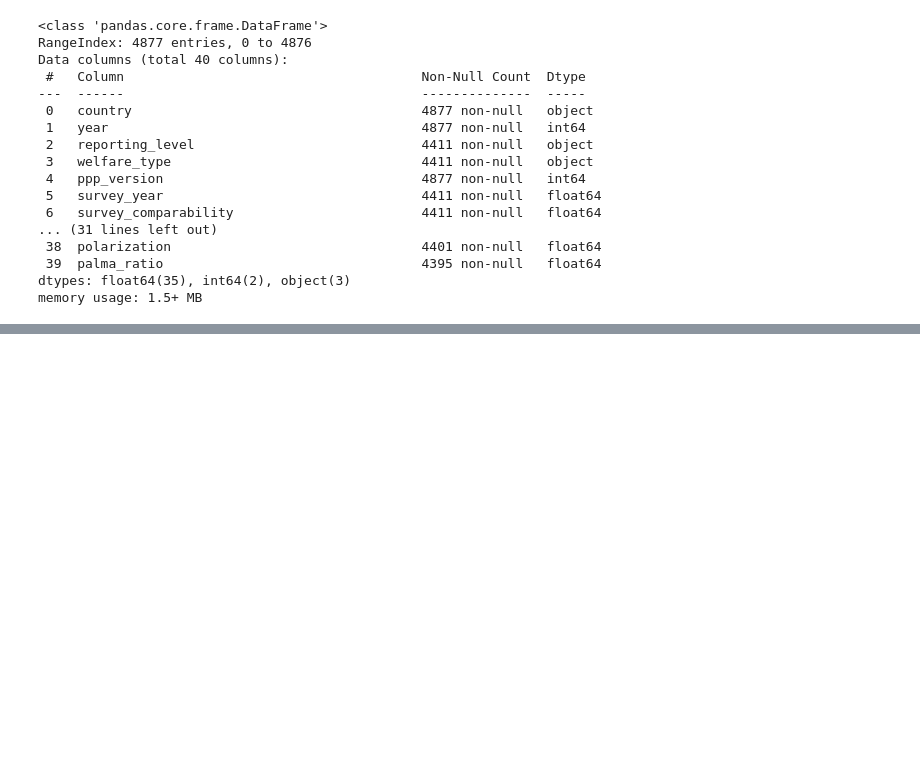
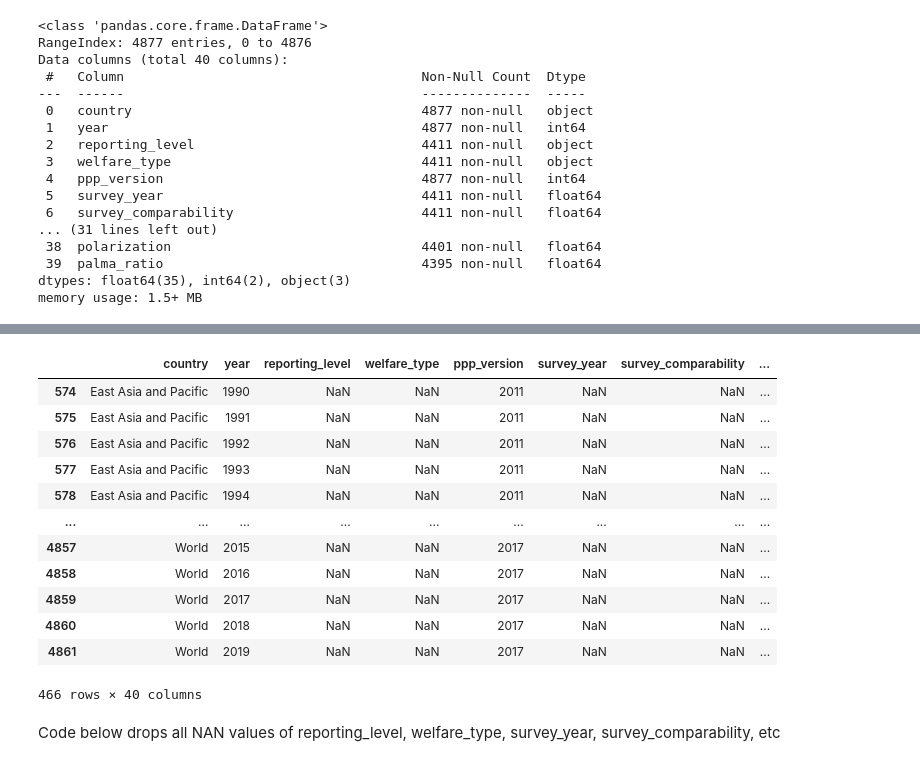
Before and after one commit to Matt-L-053124/FTI-World-Poverty-DSRP, a Jupyter notebook: Matthew_L_World_Poverty_Notebook.ipynb, the cells around one changed output, grey strips where cells are left out. Saved outputs shown, nothing was run; the diff lists cells and outputs as text; code cells hidden in the pictures; blank space fills up the shorter version.

Commit message:
Dropped all rows with null values

```diff
--- a/Matthew_L_World_Poverty_Notebook.ipynb
+++ b/Matthew_L_World_Poverty_Notebook.ipynb
@@ -113,0 +123,20 @@ memory usage: 1.5+ MB
+# %%
+df['reporting_level'].unique()
+
+df[df['reporting_level'].isnull()]
+# %% [output]
+|  | country | year | reporting_level | welfare_type | ppp_version | survey_year | survey_comparability | ... |
+| 574 | East Asia and Pacific | 1990 | NaN | NaN | 2011 | NaN | NaN | ... |
+| 575 | East Asia and Pacific | 1991 | NaN | NaN | 2011 | NaN | NaN | ... |
+| 576 | East Asia and Pacific | 1992 | NaN | NaN | 2011 | NaN | NaN | ... |
+| 577 | East Asia and Pacific | 1993 | NaN | NaN | 2011 | NaN | NaN | ... |
+| 578 | East Asia and Pacific | 1994 | NaN | NaN | 2011 | NaN | NaN | ... |
+| ... | ... | ... | ... | ... | ... | ... | ... | ... |
+| 4857 | World | 2015 | NaN | NaN | 2017 | NaN | NaN | ... |
+| 4858 | World | 2016 | NaN | NaN | 2017 | NaN | NaN | ... |
+| 4859 | World | 2017 | NaN | NaN | 2017 | NaN | NaN | ... |
+| 4860 | World | 2018 | NaN | NaN | 2017 | NaN | NaN | ... |
+| 4861 | World | 2019 | NaN | NaN | 2017 | NaN | NaN | ... |
+466 rows × 40 columns
+# %% [markdown]
+Code below drops all NAN values of reporting_level, welfare_type, survey_year, survey_comparability, etc
```
Also changed, not shown: parts of 5 cells of this notebook.
